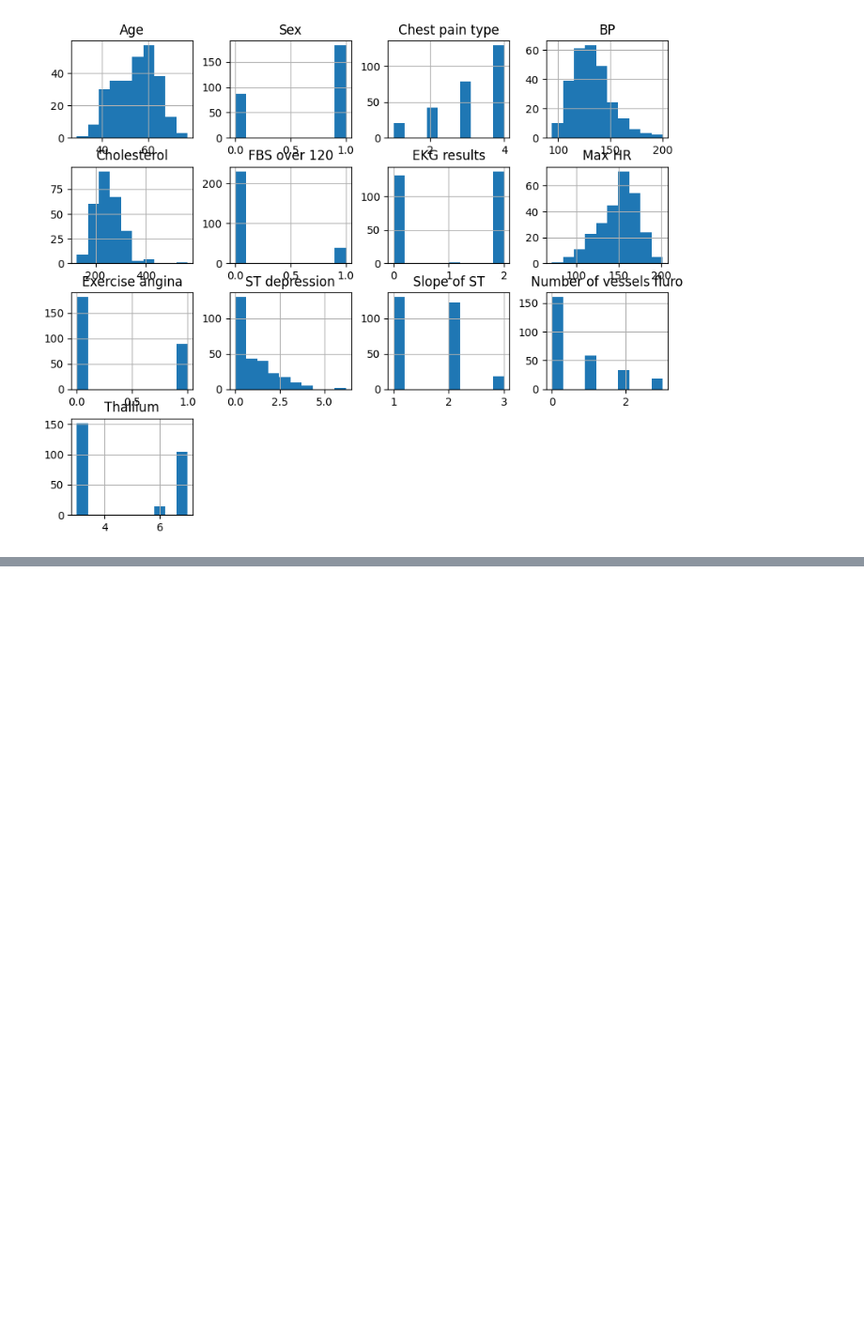
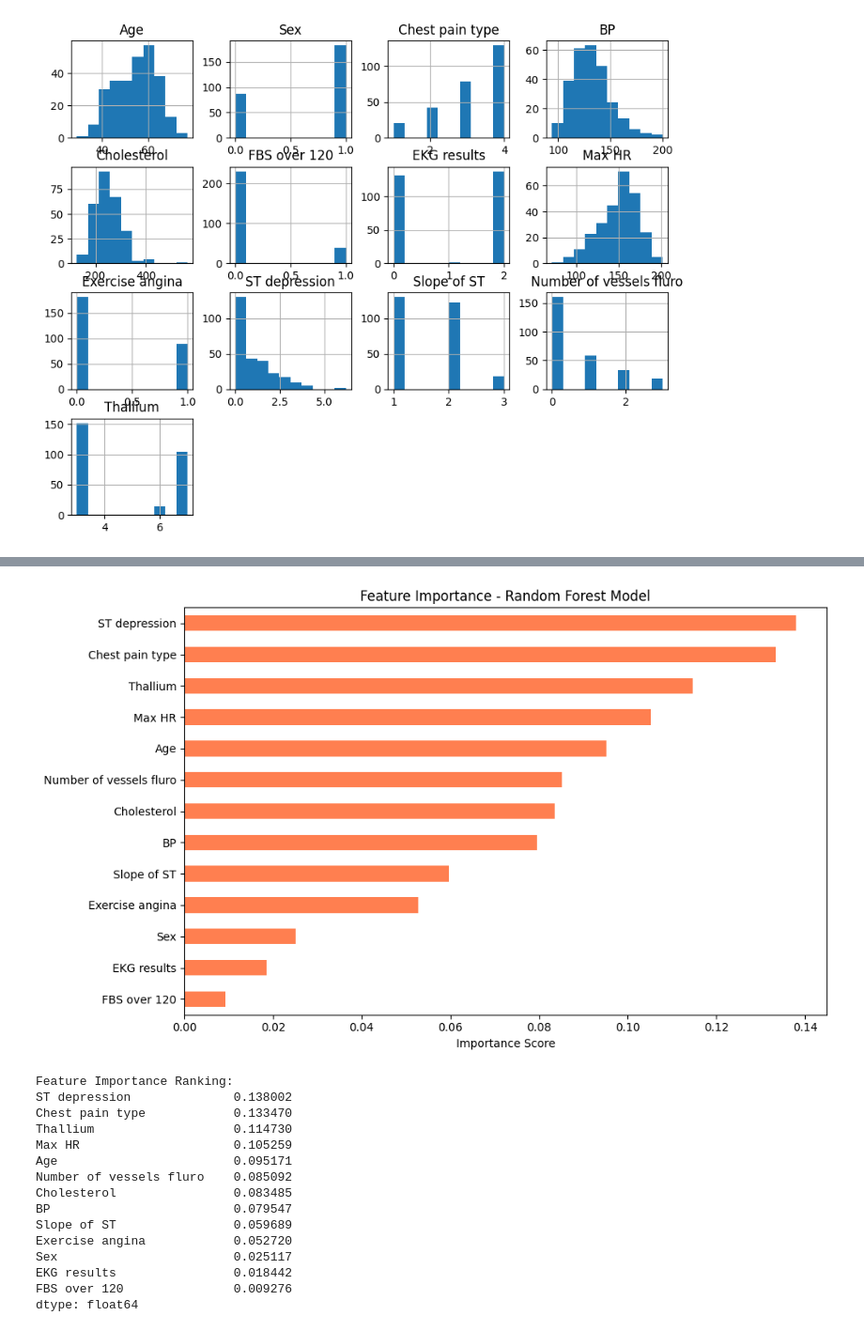
Before and after one commit to hermanthinnd/Heart-Disease-Prediction-Model, a Jupyter notebook: Disease_Prediction_Model/Heart_Disease_Prediction_Model.ipynb, the cells around one changed output, grey strips where cells are left out. Shown at 94% size. Cells and saved outputs as stored; diff of their text form; code cells hidden in the pictures; blank space fills up the shorter version.

```diff
--- a/Disease_Prediction_Model/Heart_Disease_Prediction_Model.ipynb
+++ b/Disease_Prediction_Model/Heart_Disease_Prediction_Model.ipynb
@@ -216,0 +249,14 @@ array([[<Axes: title={'center': 'Age'}>, <Axes: title={'center': 'Sex'}>,
+# %%
+# ========================== MODEL 1: LOGISTIC REGRESSION ==========================
+log_reg = LogisticRegression(random_state=42, max_iter=1000)
+log_reg.fit(X_train, y_train)
+
+y_pred_lr = log_reg.predict(X_test)
+lr_accuracy = accuracy_score(y_test, y_pred_lr)
+
+print("Logistic Regression Results:")
+print(f"Accuracy: {lr_accuracy:.4f}")
+print("\nClassification Report:")
+print(classification_report(y_test, y_pred_lr))
+print("\nConfusion Matrix:")
+print(confusion_matrix(y_test, y_pred_lr))
@@ -216,0 +346,30 @@ array([[<Axes: title={'center': 'Age'}>, <Axes: title={'center': 'Sex'}>,
+# %%
+# ========================== FEATURE IMPORTANCE ==========================
+importance = pd.Series(rf_model.feature_importances_, index=X.columns).sort_values(ascending=True)
+
+plt.figure(figsize=(10, 6))
+importance.plot(kind='barh', color='coral')
+plt.xlabel('Importance Score')
+plt.title('Feature Importance - Random Forest Model')
+plt.tight_layout()
+plt.show()
+
+print("\nFeature Importance Ranking:")
+print(importance.sort_values(ascending=False))
+# %% [output]
+[figure, added]
+Feature Importance Ranking:
+ST depression              0.138002
+Chest pain type            0.133470
+Thallium                   0.114730
+Max HR                     0.105259
+Age                        0.095171
+Number of vessels fluro    0.085092
+Cholesterol                0.083485
+BP                         0.079547
+Slope of ST                0.059689
+Exercise angina            0.052720
+Sex                        0.025117
+EKG results                0.018442
+FBS over 120               0.009276
+dtype: float64
```
Also changed, not shown: parts of 6 cells of this notebook, 2 other files.
